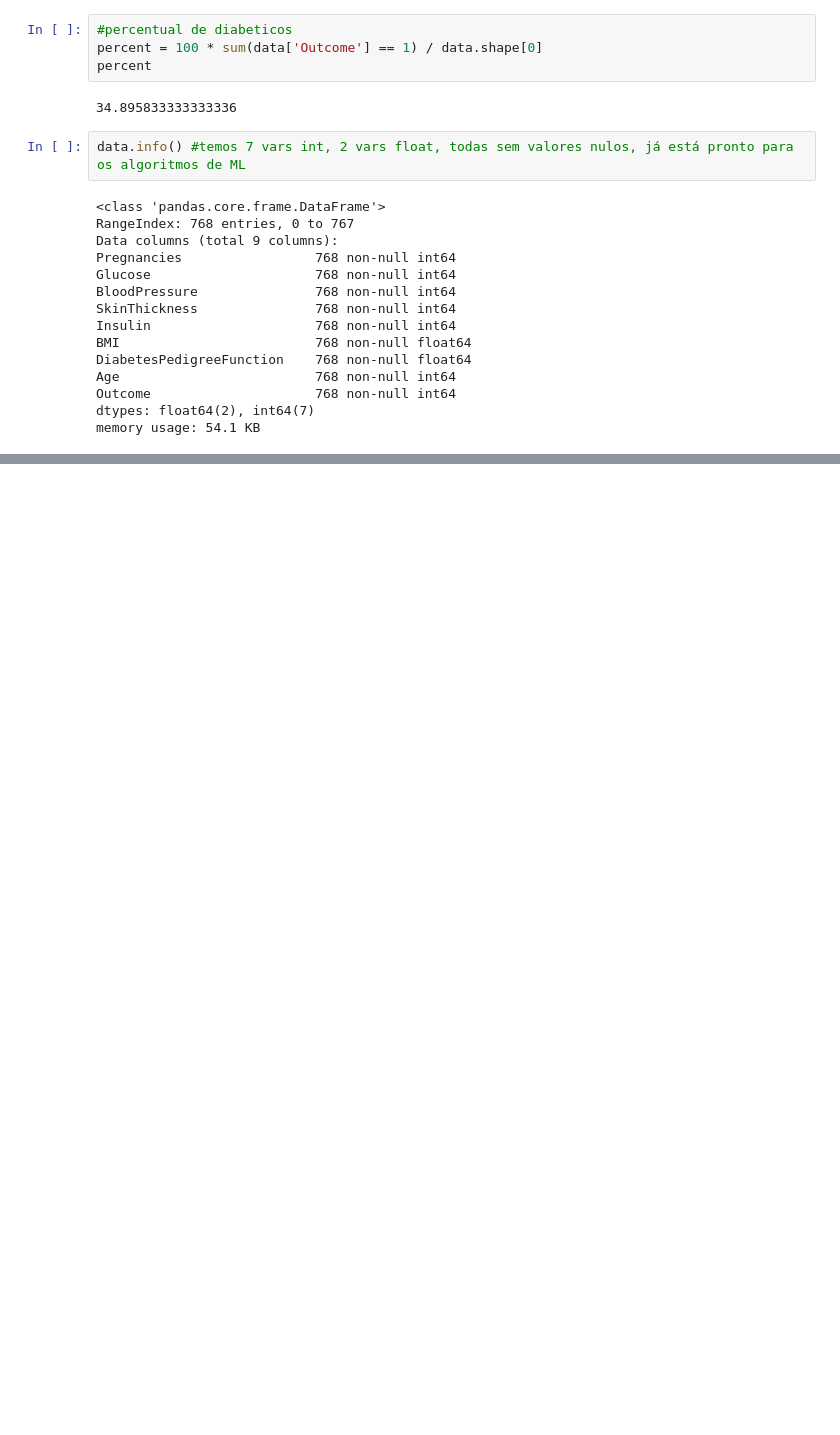
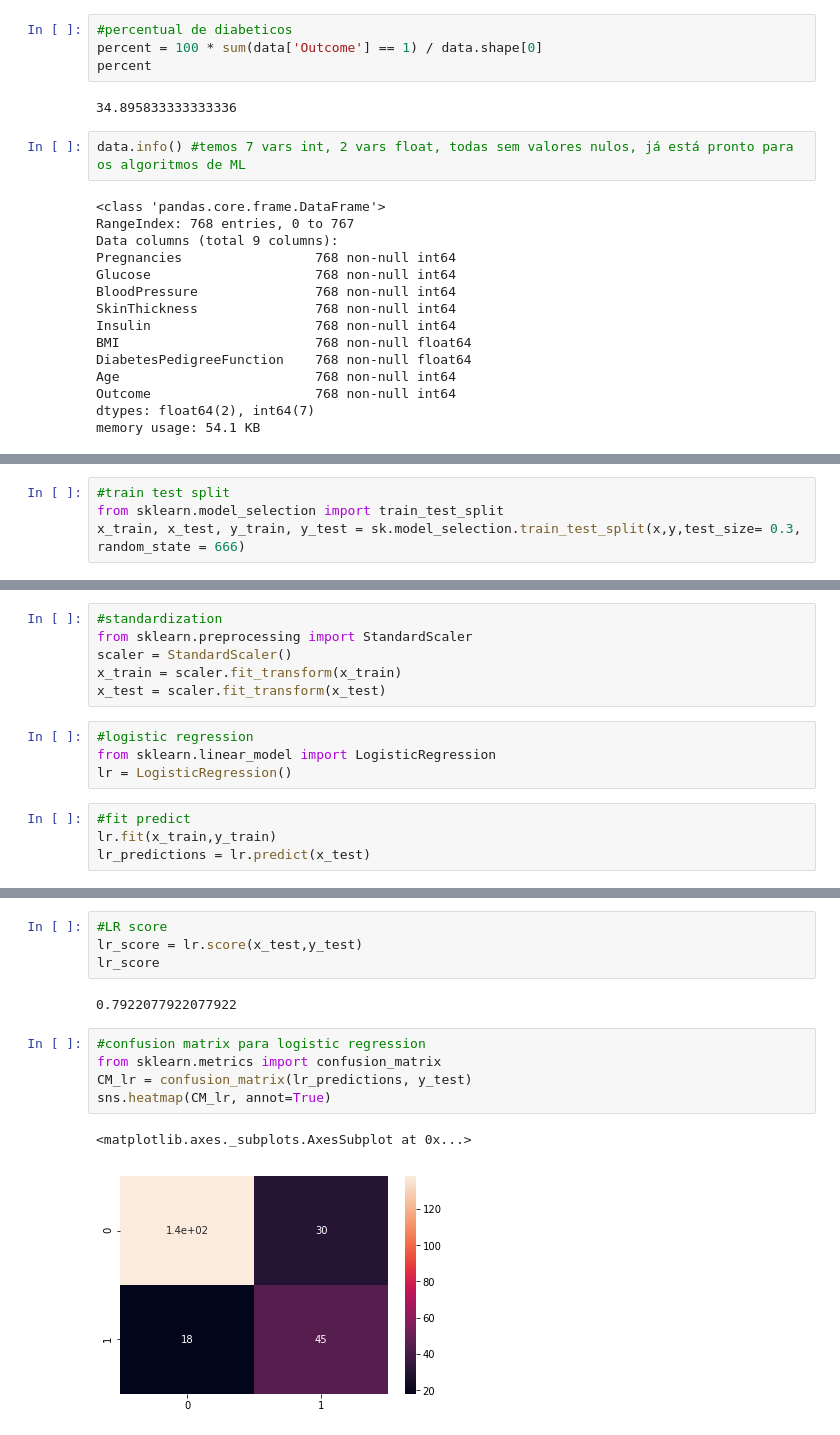
Before and after one commit to gfontes123/ML_algorithms, a Jupyter notebook: ML_algoritmos.ipynb, the cells around one changed output, grey strips where cells are left out. Saved outputs shown, nothing was run; the diff lists cells and outputs as text; blank space fills up the shorter version.

```diff
--- a/ML_algoritmos.ipynb
+++ b/ML_algoritmos.ipynb
@@ -79,0 +83,4 @@ memory usage: 54.1 KB
+# %%
+#train test split
+from sklearn.model_selection import train_test_split
+x_train, x_test, y_train, y_test = sk.model_selection.train_test_split(x,y,test_size= 0.3, random_state = 666)
@@ -79,0 +89,14 @@ memory usage: 54.1 KB
+# %%
+#standardization
+from sklearn.preprocessing import StandardScaler
+scaler = StandardScaler()
+x_train = scaler.fit_transform(x_train)
+x_test = scaler.fit_transform(x_test)
+# %%
+#logistic regression
+from sklearn.linear_model import LogisticRegression
+lr = LogisticRegression()
+# %%
+#fit predict
+lr.fit(x_train,y_train)
+lr_predictions = lr.predict(x_test)
@@ -79,0 +115,14 @@ memory usage: 54.1 KB
+# %%
+#LR score
+lr_score = lr.score(x_test,y_test)
+lr_score
+# %% [output]
+0.7922077922077922
+# %%
+#confusion matrix para logistic regression
+from sklearn.metrics import confusion_matrix
+CM_lr = confusion_matrix(lr_predictions, y_test)
+sns.heatmap(CM_lr, annot=True)
+# %% [output]
+<matplotlib.axes._subplots.AxesSubplot at 0x...>
+[figure, added]
```
Also changed, not shown: parts of 6 cells of this notebook.
